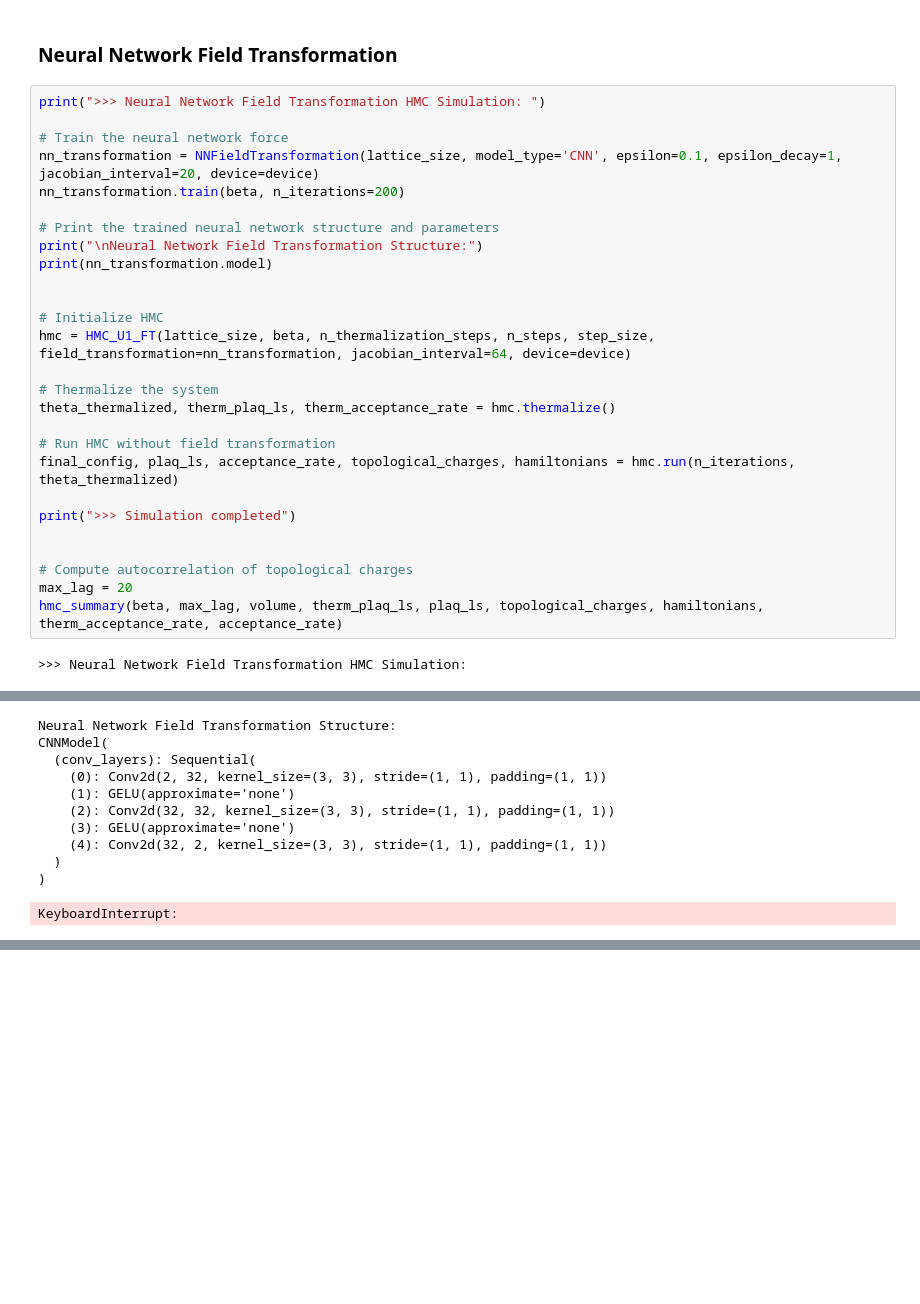
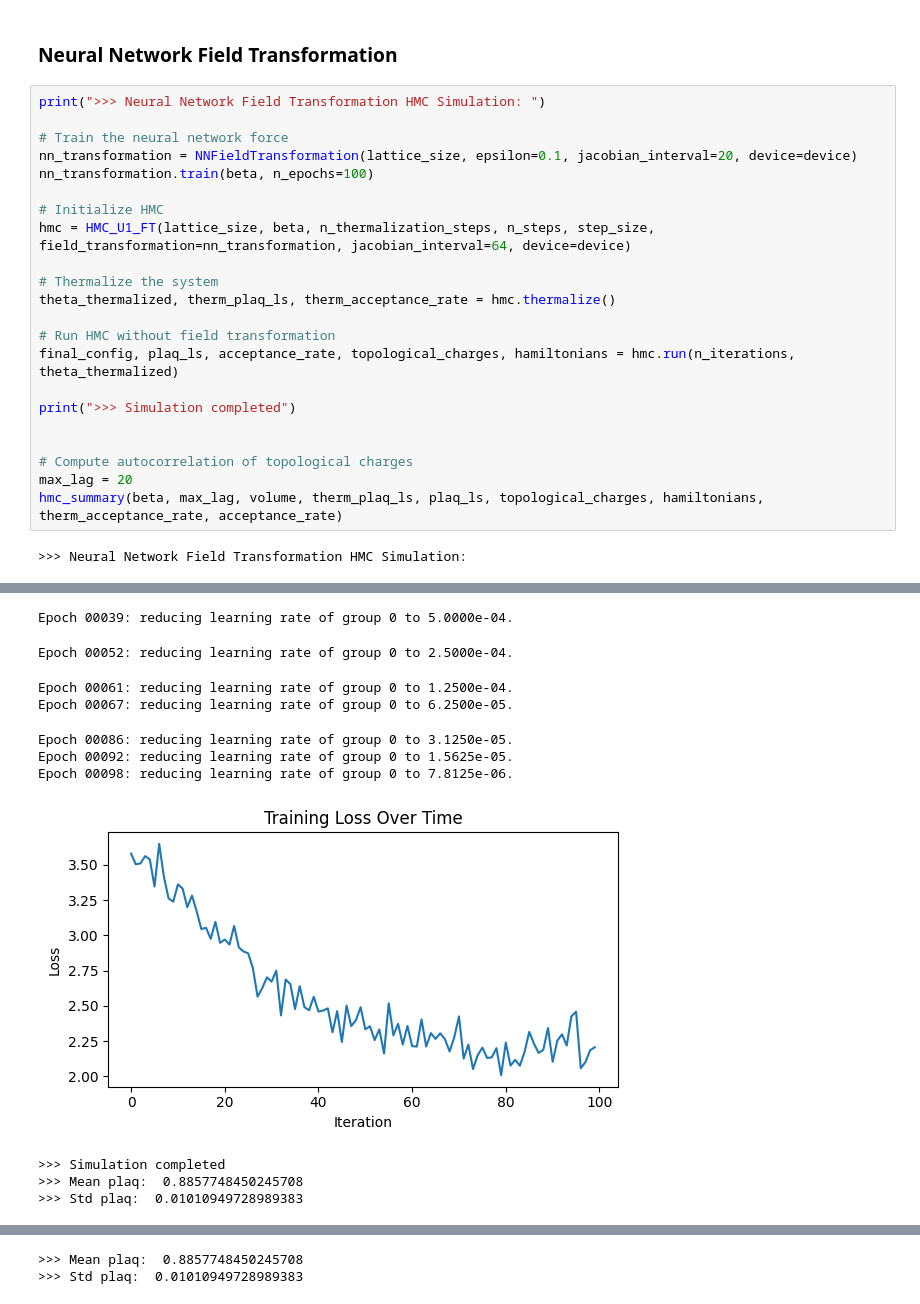
Before and after one commit to Greyyy-HJC/hmc_ft, a Jupyter notebook: 2d_u1/main.ipynb, the cells around one changed output, grey strips where cells are left out. Drawn from its saved outputs; the diff is of its cells as text; blank space fills up the shorter version.

Commit message:
new nn model

```diff
--- a/2d_u1/main.ipynb
+++ b/2d_u1/main.ipynb
@@ -65,13 +65,8 @@ Acceptance rate: 0.7598
 print(">>> Neural Network Field Transformation HMC Simulation: ")
 
 # Train the neural network force
-nn_transformation = NNFieldTransformation(lattice_size, model_type='CNN', epsilon=0.1, epsilon_decay=1, jacobian_interval=20, device=device)
-nn_transformation.train(beta, n_iterations=200)
-
-# Print the trained neural network structure and parameters
-print("\nNeural Network Field Transformation Structure:")
-print(nn_transformation.model)
-
+nn_transformation = NNFieldTransformation(lattice_size, epsilon=0.1, jacobian_interval=20, device=device)
+nn_transformation.train(beta, n_epochs=100)
 
 # Initialize HMC
 hmc = HMC_U1_FT(lattice_size, beta, n_thermalization_steps, n_steps, step_size, field_transformation=nn_transformation, jacobian_interval=64, device=device)
@@ -94,11 +88,11 @@ hmc_summary(beta, max_lag, volume, therm_plaq_ls, plaq_ls, topological_charges,
-Neural Network Field Transformation Structure:
-CNNModel(
-  (conv_layers): Sequential(
-    (0): Conv2d(2, 32, kernel_size=(3, 3), stride=(1, 1), padding=(1, 1))
-    (1): GELU(approximate='none')
-    (2): Conv2d(32, 32, kernel_size=(3, 3), stride=(1, 1), padding=(1, 1))
-    (3): GELU(approximate='none')
-    (4): Conv2d(32, 2, kernel_size=(3, 3), stride=(1, 1), padding=(1, 1))
-  )
-)
+Epoch 00039: reducing learning rate of group 0 to 5.0000e-04.
-KeyboardInterrupt:
+Epoch 00052: reducing learning rate of group 0 to 2.5000e-04.
+Epoch 00061: reducing learning rate of group 0 to 1.2500e-04.
+Epoch 00067: reducing learning rate of group 0 to 6.2500e-05.
+Epoch 00086: reducing learning rate of group 0 to 3.1250e-05.
+Epoch 00092: reducing learning rate of group 0 to 1.5625e-05.
+Epoch 00098: reducing learning rate of group 0 to 7.8125e-06.
+[figure, new version]
+>>> Simulation completed
+>>> Mean plaq:  0.8857748450245708
+>>> Std plaq:  0.01010949728989383
@@ -104,0 +100,2 @@ KeyboardInterrupt:
+>>> Mean plaq:  0.8857748450245708
+>>> Std plaq:  0.01010949728989383
```
Also changed, not shown: parts of 5 cells of this notebook, 10 other files.
